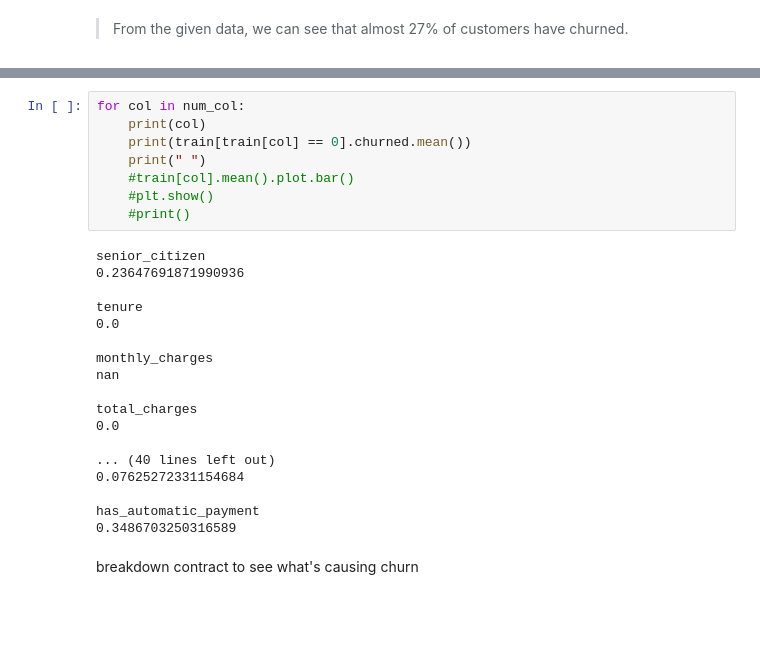
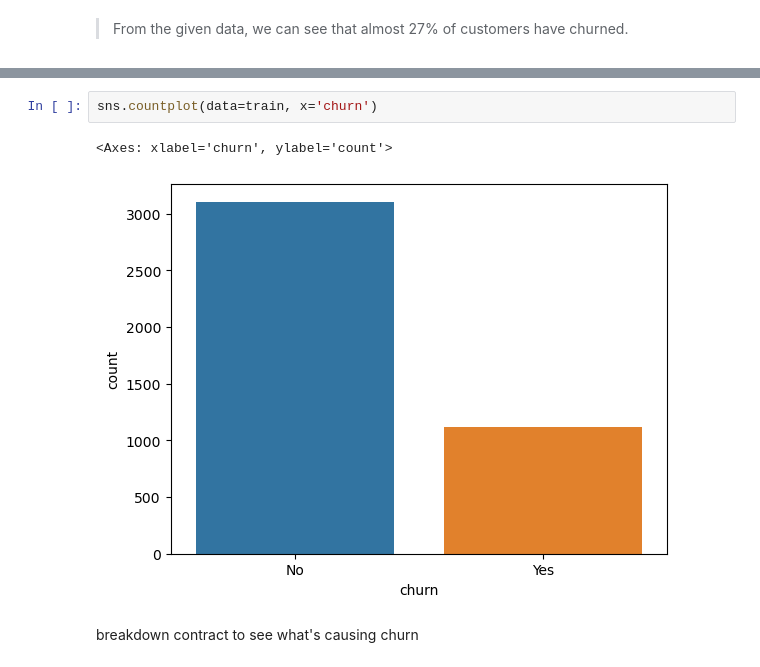
Before and after one commit to RyanPoole85/telco_classification_project, a Jupyter notebook: classification_project_draft.ipynb, the cells around one changed output, grey strips where cells are left out. Cells and saved outputs as stored; diff of their text form; blank space fills up the shorter version.

```diff
--- a/classification_project_draft.ipynb
+++ b/classification_project_draft.ipynb
@@ -149,29 +265,8 @@ dtypes: bool(1), float64(2), int64(17), object(1)
 memory usage: 697.3+ KB
 # %%
-for col in num_col:
-    print(col)
-    print(train[train[col] == 0].churned.mean())
-    print(" ")
-    #train[col].mean().plot.bar()
-    #plt.show()
-    #print()
+sns.countplot(data=train, x='churn')
 # %% [output]
-senior_citizen
-0.23647691871990936
-
-tenure
-0.0
-
-monthly_charges
-nan
-
-total_charges
-0.0
-
-... (40 lines left out)
-0.07625272331154684
-
-has_automatic_payment
-0.3486703250316589
+<Axes: xlabel='churn', ylabel='count'>
+[figure, added]
 # %% [markdown]
 breakdown contract to see what's causing churn
```
Also changed, not shown: parts of 86 cells of this notebook.
